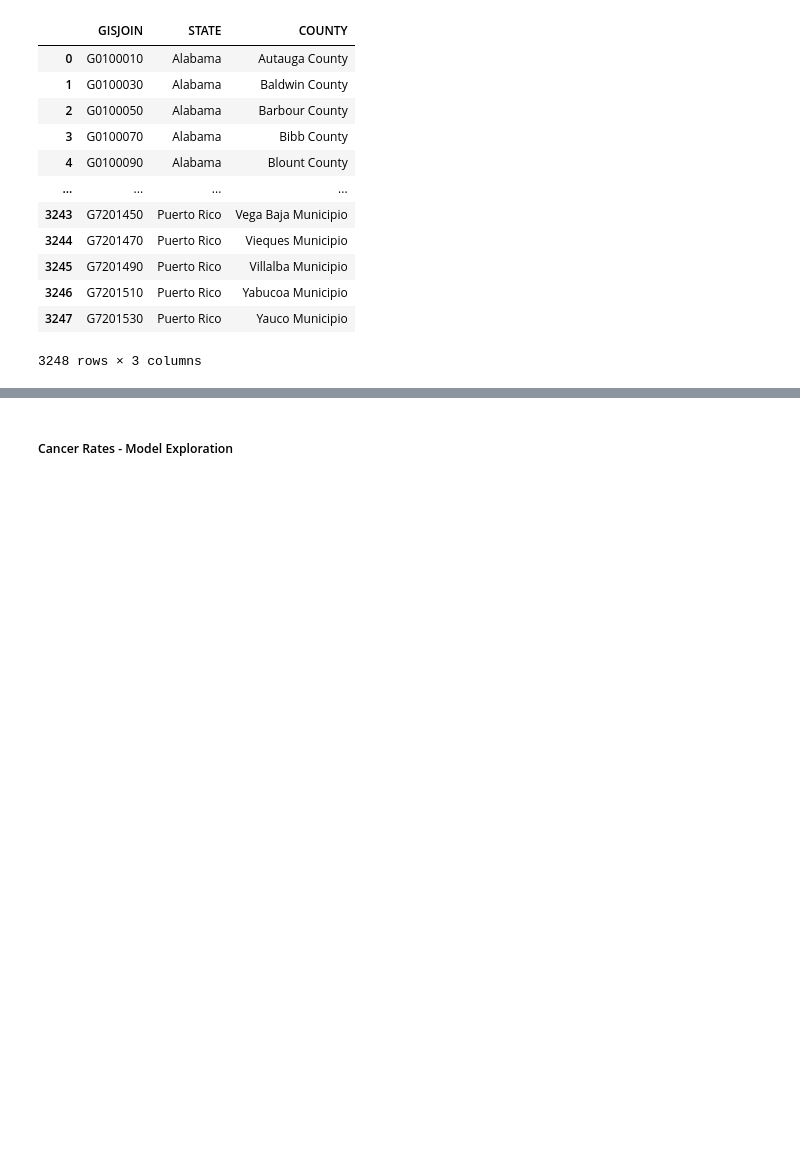
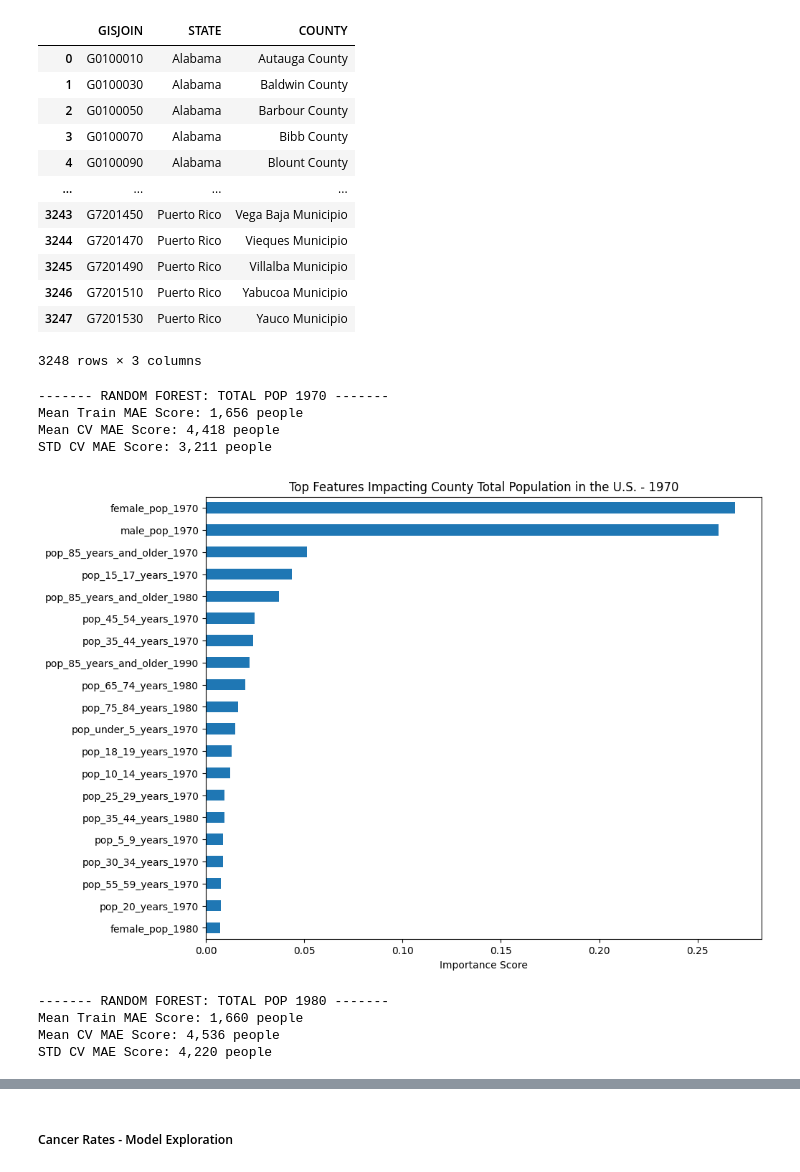
Before and after one commit to aidandig/DX699-ModB2, a Jupyter notebook: Homework/OMDS-ModB2-Week11-DiGregorio-Aidan.ipynb, the cells around one changed output, grey strips where cells are left out. Drawn from its saved outputs; the diff is of its cells as text; code cells hidden in the pictures; blank space fills up the shorter version.

```diff
--- a/Homework/OMDS-ModB2-Week11-DiGregorio-Aidan.ipynb
+++ b/Homework/OMDS-ModB2-Week11-DiGregorio-Aidan.ipynb
@@ -381,3 +446,53 @@ census_pop_cat_cols
 | 3246 | G7201510 | Puerto Rico | Yabucoa Municipio |
 | 3247 | G7201530 | Puerto Rico | Yauco Municipio |
 3248 rows × 3 columns
+# %%
+data = census_pop
+
+num_cols = data.select_dtypes(include='number').columns
+cat_cols = data.select_dtypes(exclude='number').columns
+
+# Fill remaining numerical NaN samples with median value to avoid skewing data
+data[num_cols] = data[num_cols].fillna(data[num_cols].median())
+
+# Fill remaining categorical NaN samples with mode value
+data[cat_cols] = data[cat_cols].fillna(data[cat_cols].mode().iloc[0])
+
+
+# Identify Features and Target Variable
+X = data.drop(columns=['total_pop_1970'])
+y = data['total_pop_1970']
+
+# Split Data into Train and Test Sets and Standardize
+X_train, X_test, y_train, y_test = train_test_split(X, y, test_size=0.2, random_state=random_state)
+# %%
+# Random Forest Model - Baseline
+
+forest_model = RandomForestRegressor(random_state=random_state, n_jobs=-1)
+forest_scores = cross_validate(forest_model, X_train.select_dtypes("number"), y_train, cv=cv, scoring='neg_mean_absolute_error', return_train_score=True)
+
+forest_mean_train_mae = np.mean(-forest_scores['train_score'])
+forest_mean_mae = np.mean(-forest_scores['test_score'])
+forest_std_mae = np.std(-forest_scores['test_score'])
+
+print("------- RANDOM FOREST: TOTAL POP 1970 -------")
+print(f"Mean Train MAE Score: {forest_mean_train_mae:,.0f} people")
+print(f"Mean CV MAE Score: {forest_mean_mae:,.0f} people")
+print(f"STD CV MAE Score: {forest_std_mae:,.0f} people")
+# %% [output]
+------- RANDOM FOREST: TOTAL POP 1970 -------
+Mean Train MAE Score: 1,656 people
+Mean CV MAE Score: 4,418 people
+STD CV MAE Score: 3,211 people
+# %%
+forest_model.fit(X_train.select_dtypes("number"), y_train)
+
+important_features = pd.Series(forest_model.feature_importances_, index=X_train.select_dtypes("number").columns)
+top_features = important_features.nlargest(20)
+
+top_features.sort_values().plot(kind='barh', figsize=(10, 8))
+plt.title("Top Features Impacting County Total Population in the U.S. - 1970")
+plt.xlabel("Importance Score")
+plt.show()
+# %% [output]
+[figure, added]
@@ -383,0 +518,19 @@ census_pop_cat_cols
+# %%
+# Random Forest Model - Baseline
+
+forest_model = RandomForestRegressor(random_state=random_state, n_jobs=-1)
+forest_scores = cross_validate(forest_model, X_train.select_dtypes("number"), y_train, cv=cv, scoring='neg_mean_absolute_error', return_train_score=True)
+
+forest_mean_train_mae = np.mean(-forest_scores['train_score'])
+forest_mean_mae = np.mean(-forest_scores['test_score'])
+forest_std_mae = np.std(-forest_scores['test_score'])
+
+print("------- RANDOM FOREST: TOTAL POP 1980 -------")
+print(f"Mean Train MAE Score: {forest_mean_train_mae:,.0f} people")
+print(f"Mean CV MAE Score: {forest_mean_mae:,.0f} people")
+print(f"STD CV MAE Score: {forest_std_mae:,.0f} people")
+# %% [output]
+------- RANDOM FOREST: TOTAL POP 1980 -------
+Mean Train MAE Score: 1,660 people
+Mean CV MAE Score: 4,536 people
+STD CV MAE Score: 4,220 people
```
Also changed, not shown: parts of 19 cells of this notebook.
